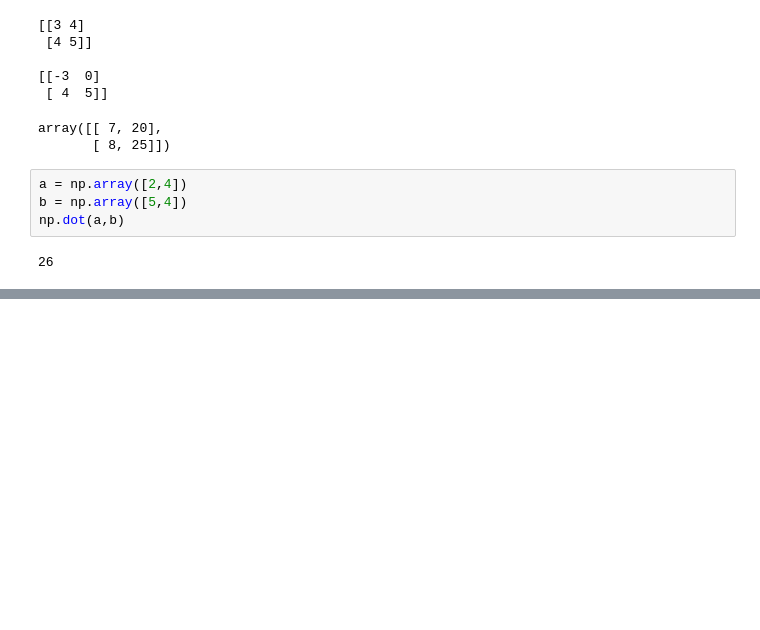
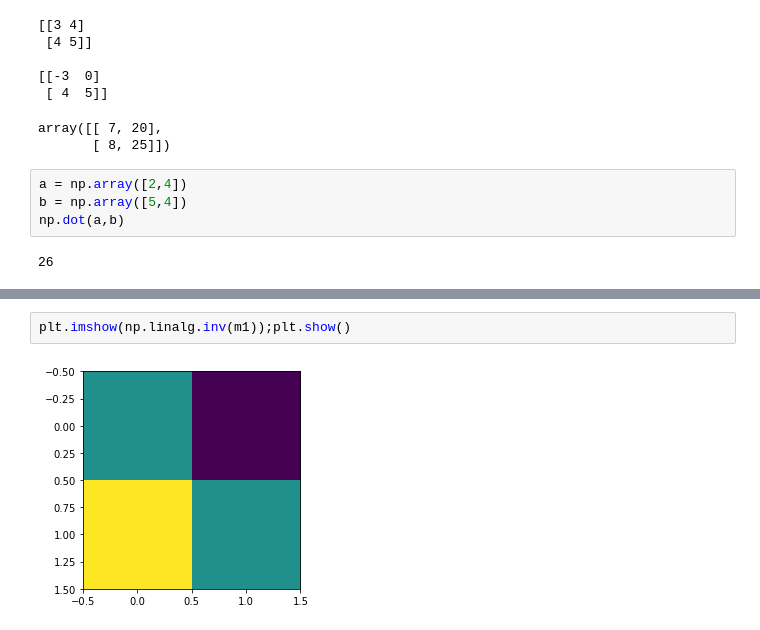
Before and after one commit to lkarjun/data-science-from-scratch, a Jupyter notebook: ChapterFour/LinearAlgebra.ipynb, the cells around one changed output, grey strips where cells are left out. Cells and saved outputs as stored; diff of their text form; blank space fills up the shorter version.

```diff
--- a/ChapterFour/LinearAlgebra.ipynb
+++ b/ChapterFour/LinearAlgebra.ipynb
@@ -298,0 +313,4 @@ np.dot(a,b)
+# %%
+plt.imshow(np.linalg.inv(m1));plt.show()
+# %% [output]
+[figure, added]
```
Also changed, not shown: parts of 15 cells of this notebook.
